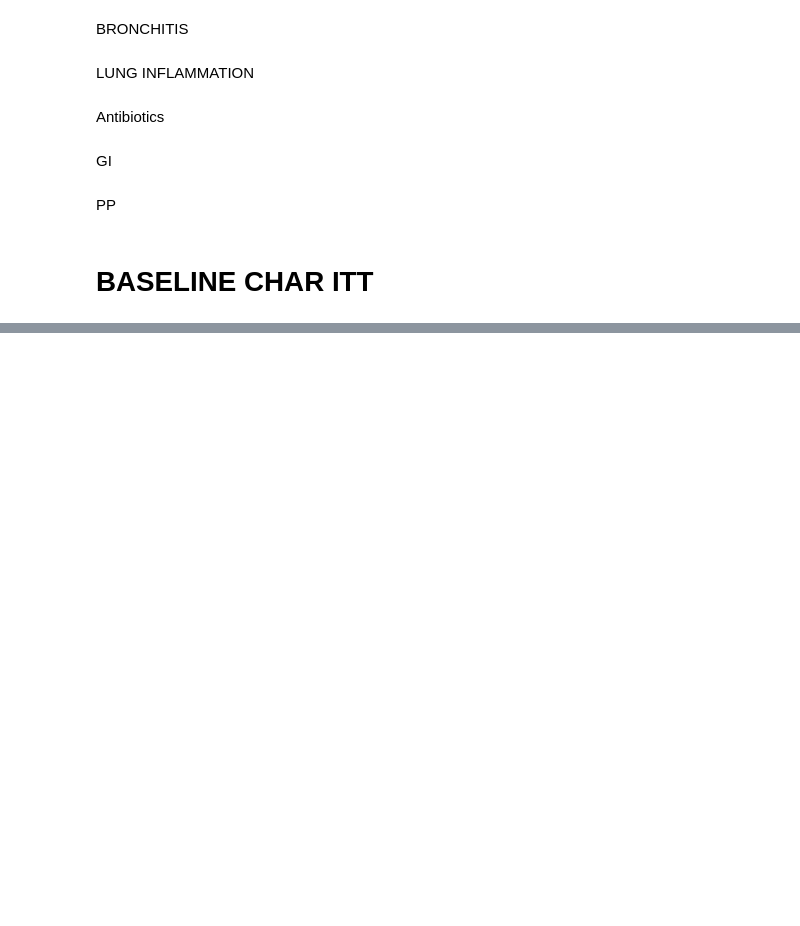
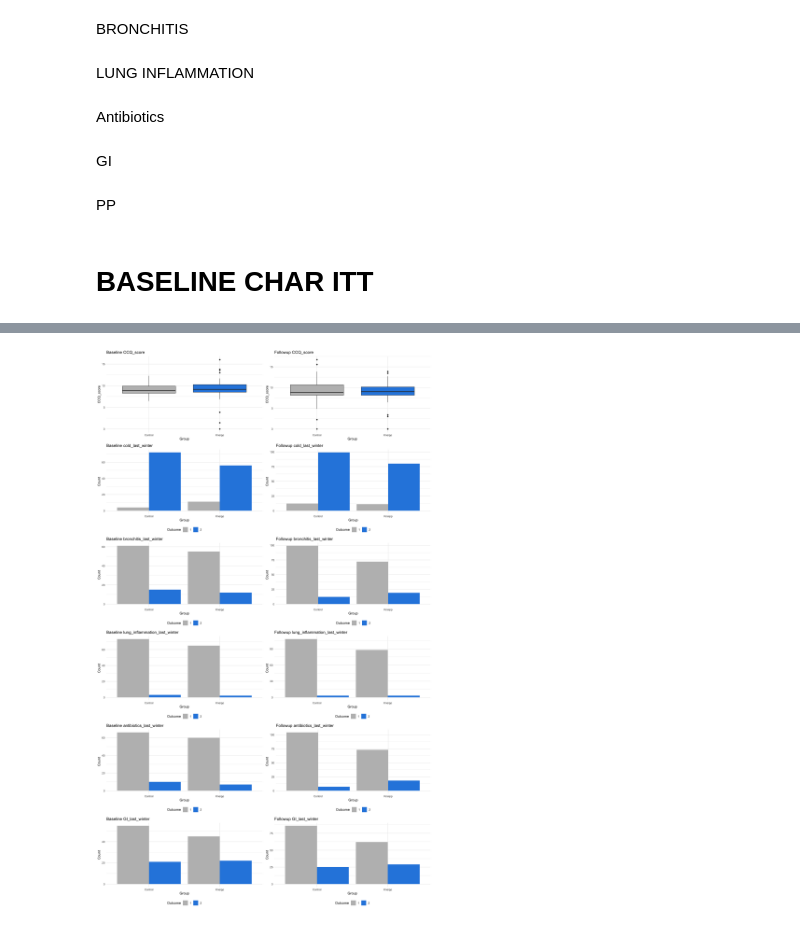
Before and after one commit to sschepanski/BlakesleeKneippBerlinKindergarten, a Jupyter notebook: scr/SOSCI.ipynb, the cells around one changed output, grey strips where cells are left out. Drawn from its saved outputs; the diff is of its cells as text; code cells hidden in the pictures; blank space fills up the shorter version.

```diff
--- a/scr/SOSCI.ipynb
+++ b/scr/SOSCI.ipynb
@@ -929,0 +1103,10 @@ print(baseline_summary_categorical_long, n = Inf)
+# %%
+# Define the variables as dichotomous or continuous
+continuous_variables <- list("CCQ_score" = c("CCQ_baseline_score", "CCQ_followup_score"))
+dichotomous_variables <- list(
+  "cold_last_winter" = c("baseline_cold_last_winter", "followup_cold_last_winter"),
+  "bronchitis_last_winter" = c("baseline_bronchitis_last_winter", "followup_bronchitis_last_winter"),
+  "lung_inflammation_last_winter" = c("baseline_lung_inflammation_last_winter", "followup_lung_inflammation_last_winter"),
+  "antibiotics_last_winter" = c("baseline_antibiotics_last_winter", "followup_antibiotics_last_winter"),
+  "GI_last_winter" = c("baseline_GI_last_winter", "followup_GI_last_winter")
+)
@@ -929,0 +1142,9 @@ print(baseline_summary_categorical_long, n = Inf)
+# %%
+# Combine reshaped continuous and dichotomous variables
+long_data_continuous <- bind_rows(reshaped_data(continuous_variables, "continuous"))
+long_data_dichotomous <- bind_rows(reshaped_data(dichotomous_variables, "dichotomous"))
+long_data <- bind_rows(long_data_continuous, long_data_dichotomous)
+
+# Define custom colors for each group
+kneipp_color <- rgb(42, 136, 224, maxColorValue = 255)
+control_color <- rgb(189, 189, 189, maxColorValue = 255)
@@ -929,0 +1191,12 @@ print(baseline_summary_categorical_long, n = Inf)
+# %%
+# Flatten the list of plots for grid arrangement
+all_plots <- do.call(c, plot_list)
+
+# Arrange the plots in a grid, with 2 columns (Baseline and Followup)
+combined_plot <- grid.arrange(grobs = all_plots, ncol = 2)
+
+# Define the path to save the plot
+save_path <- file.path(path, "graphs/secondary_basic_char_plot.eps")
+ggsave(filename = save_path, plot = combined_plot, width = 10, height = 15, dpi = 600)
+# %% [output]
+[figure, added]
```
Also changed, not shown: parts of 17 cells of this notebook, 7 other files.
